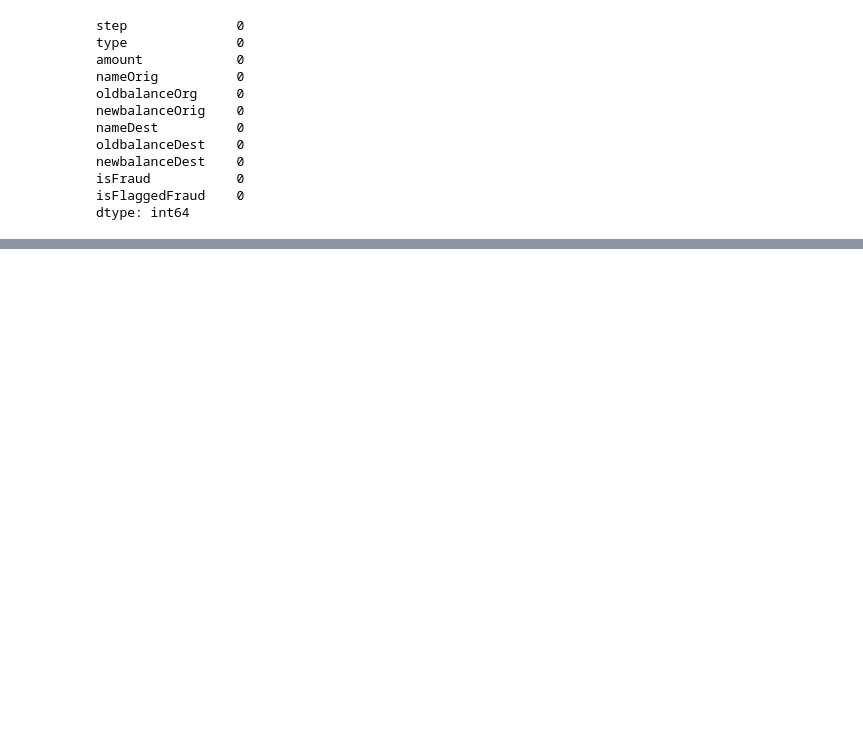
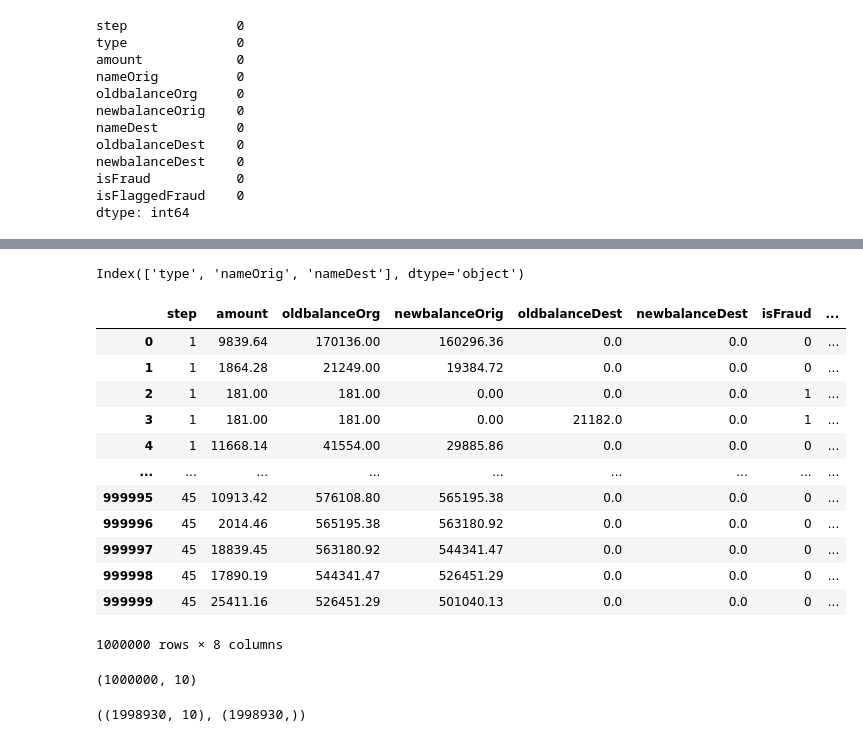
Before and after one commit to digipodium/2023-JAN-ML-1230-MTWS, a Jupyter notebook: ANN/ann_fraud_detection.ipynb, the cells around one changed output, grey strips where cells are left out. Cells and saved outputs as stored; diff of their text form; code cells hidden in the pictures; blank space fills up the shorter version.

```diff
--- a/ANN/ann_fraud_detection.ipynb
+++ b/ANN/ann_fraud_detection.ipynb
@@ -64,0 +65,22 @@ memory usage: 534.0+ MB
+# %%
+cat_columns = df.select_dtypes(include='object').columns
+cat_columns
+# %% [output]
+Index(['type', 'nameOrig', 'nameDest'], dtype='object')
+# %%
+num_columns = df.select_dtypes(include=np.number).columns
+df[num_columns]
+# %% [output]
+|  | step | amount | oldbalanceOrg | newbalanceOrig | oldbalanceDest | newbalanceDest | isFraud | ... |
+| 0 | 1 | 9839.64 | 170136.00 | 160296.36 | 0.0 | 0.0 | 0 | ... |
+| 1 | 1 | 1864.28 | 21249.00 | 19384.72 | 0.0 | 0.0 | 0 | ... |
+| 2 | 1 | 181.00 | 181.00 | 0.00 | 0.0 | 0.0 | 1 | ... |
+| 3 | 1 | 181.00 | 181.00 | 0.00 | 21182.0 | 0.0 | 1 | ... |
+| 4 | 1 | 11668.14 | 41554.00 | 29885.86 | 0.0 | 0.0 | 0 | ... |
+| ... | ... | ... | ... | ... | ... | ... | ... | ... |
+| 999995 | 45 | 10913.42 | 576108.80 | 565195.38 | 0.0 | 0.0 | 0 | ... |
+| 999996 | 45 | 2014.46 | 565195.38 | 563180.92 | 0.0 | 0.0 | 0 | ... |
+| 999997 | 45 | 18839.45 | 563180.92 | 544341.47 | 0.0 | 0.0 | 0 | ... |
+| 999998 | 45 | 17890.19 | 544341.47 | 526451.29 | 0.0 | 0.0 | 0 | ... |
+| 999999 | 45 | 25411.16 | 526451.29 | 501040.13 | 0.0 | 0.0 | 0 | ... |
+1000000 rows × 8 columns
@@ -64,0 +107,10 @@ memory usage: 534.0+ MB
+# %%
+Xp = p.fit_transform(X)
+Xp.shape
+# %% [output]
+(1000000, 10)
+# %%
+Xp, y = smote.fit_resample(Xp, y)
+Xp.shape, y.shape
+# %% [output]
+((1998930, 10), (1998930,))
```
Also changed, not shown: parts of 13 cells of this notebook.
